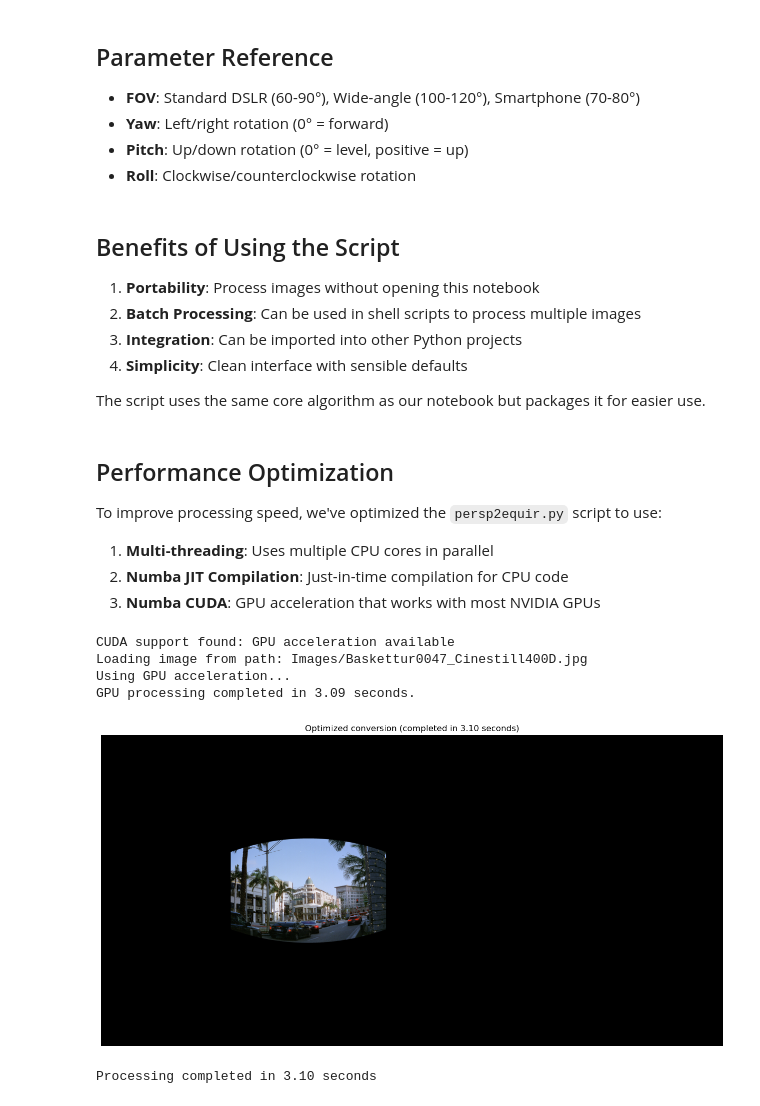
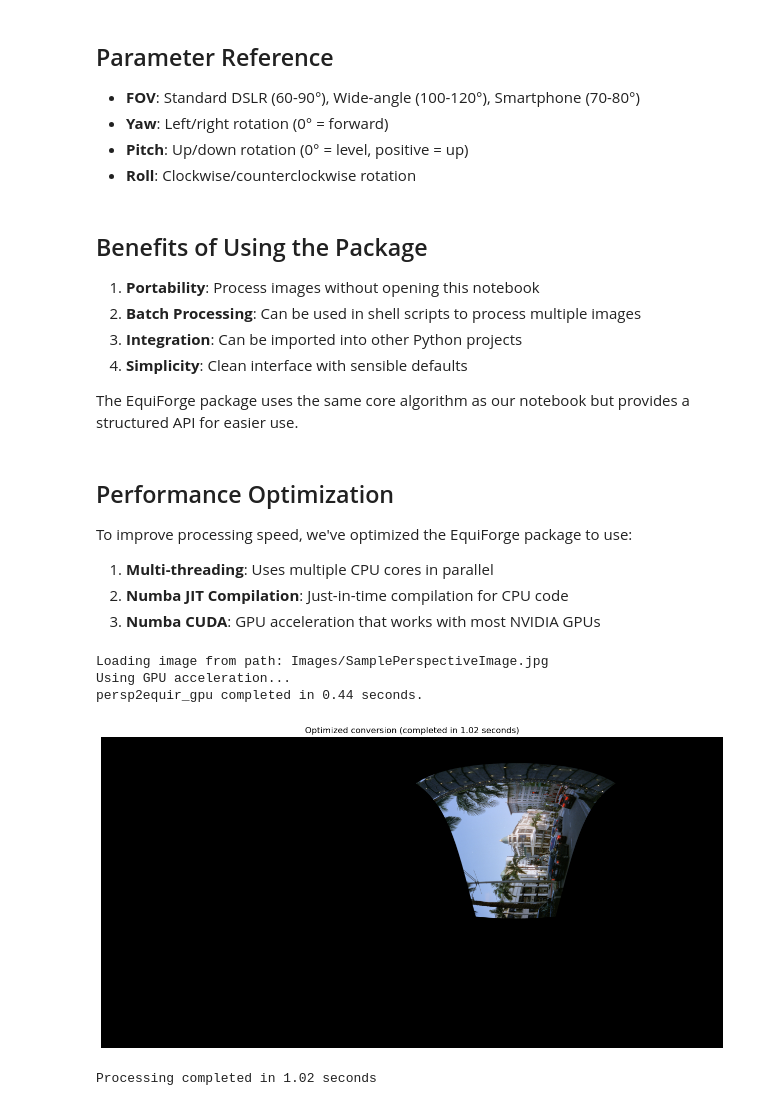
Before and after one commit to MikkelKappelPersson/EquiForge, a Jupyter notebook: Equirectangular Transforms.ipynb, the cells around one changed output. Cells and saved outputs as stored; diff of their text form; code cells hidden in the pictures.

```diff
--- a/Equirectangular Transforms.ipynb
+++ b/Equirectangular Transforms.ipynb
@@ -6,62 +6,59 @@
 - **Pitch**: Up/down rotation (0° = level, positive = up)
 - **Roll**: Clockwise/counterclockwise rotation
 # %% [markdown]
-## Benefits of Using the Script
+## Benefits of Using the Package
 
 1. **Portability**: Process images without opening this notebook
 2. **Batch Processing**: Can be used in shell scripts to process multiple images
 3. **Integration**: Can be imported into other Python projects
 4. **Simplicity**: Clean interface with sensible defaults
 
-The script uses the same core algorithm as our notebook but packages it for easier use.
+The EquiForge package uses the same core algorithm as our notebook but provides a structured API for easier use.
 # %% [markdown]
 ## Performance Optimization
 
-To improve processing speed, we've optimized the `persp2equir.py` script to use:
+To improve processing speed, we've optimized the EquiForge package to use:
 
 1. **Multi-threading**: Uses multiple CPU cores in parallel
 2. **Numba JIT Compilation**: Just-in-time compilation for CPU code
 3. **Numba CUDA**: GPU acceleration that works with most NVIDIA GPUs
 # %%
 
-# Import the optimized function
-from persp2equir import perspective_to_equirectangular
+# Import the optimized function from the new package structure
+import equiforge
 
 # Time the conversion with optimized code
 import time
 import numpy as np
 import matplotlib.pyplot as plt
 from PIL import Image
 
 
-output_path = 'Images/Baskettur0047_Cinestill400D_equirectangular.jpg'
-
 start_time = time.time()
 
 # Run optimized conversion (will use multiple CPU cores or GPU if available)
-optimized_result = perspective_to_equirectangular(
-    'Images/Baskettur0047_Cinestill400D.jpg',
+optimized_result = equiforge.persp2equir(
+    'Images/SamplePerspectiveImage.jpg',
     output_height=4096,
     fov_h=90.0,
     yaw=60.0,
-    pitch=0.0,
-    roll=0.0
+    pitch=30.0,
+    roll=90.0
 )
 
 end_time = time.time()
 
 # Display the result
 plt.figure(figsize=(16, 8))
 plt.imshow(optimized_result)
 plt.title(f"Optimized conversion (completed in {end_time - start_time:.2f} seconds)")
 plt.axis('off')
 plt.show()
 
 print(f"Processing completed in {end_time - start_time:.2f} seconds")
 # %% [output]
-CUDA support found: GPU acceleration available
-Loading image from path: Images/Baskettur0047_Cinestill400D.jpg
+Loading image from path: Images/SamplePerspectiveImage.jpg
 Using GPU acceleration...
-GPU processing completed in 3.09 seconds.
+persp2equir_gpu completed in 0.44 seconds.
-[figure, old version]
+[figure, new version]
-Processing completed in 3.10 seconds
+Processing completed in 1.02 seconds
```
Also changed, not shown: parts of 1 cell of this notebook, 10 other files.
